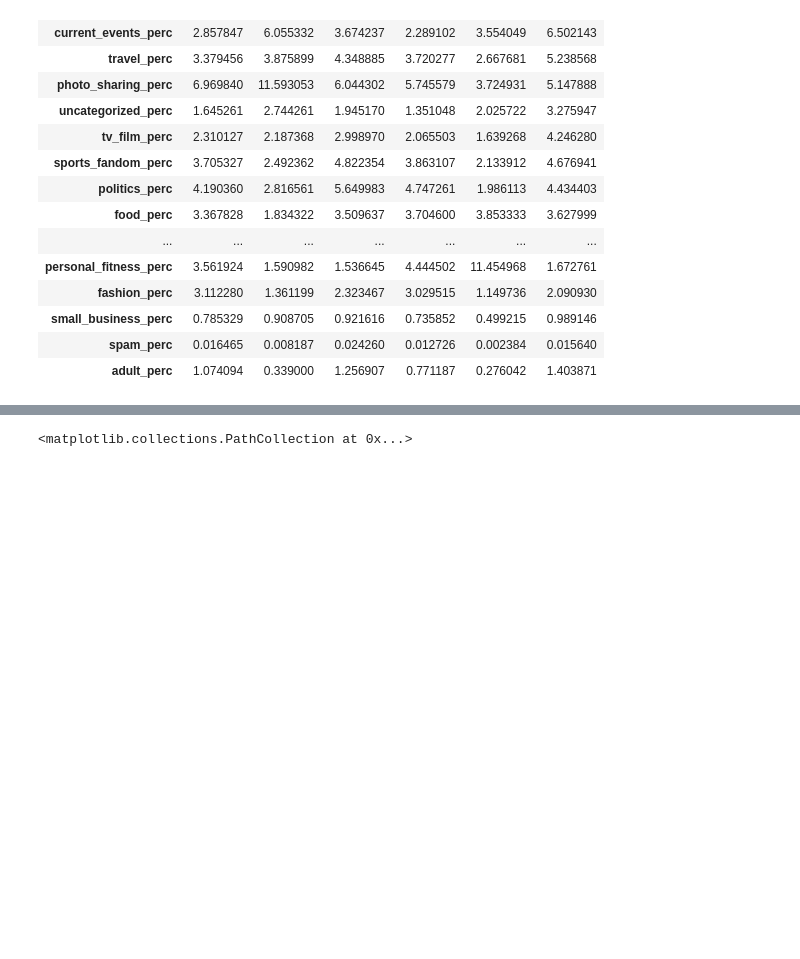
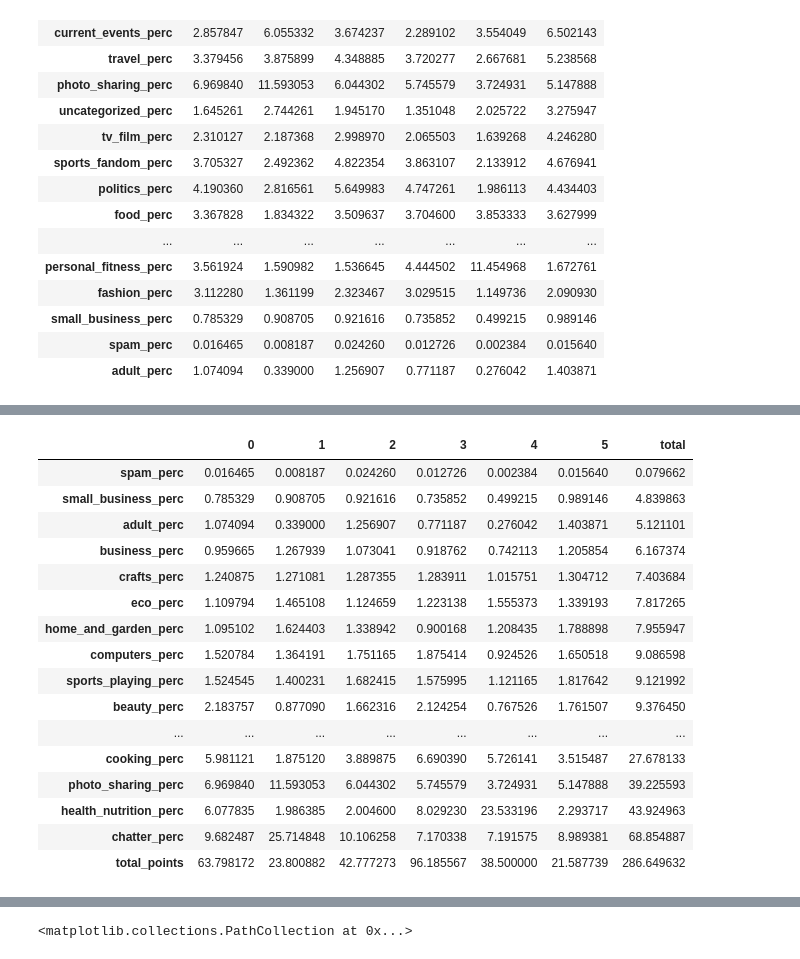
Before and after one commit to jordanehli/STA380_exercises, a Jupyter notebook: problem6.ipynb, the cells around one changed output, grey strips where cells are left out. Saved outputs shown, nothing was run; the diff lists cells and outputs as text; code cells hidden in the pictures; blank space fills up the shorter version.

```diff
--- a/problem6.ipynb
+++ b/problem6.ipynb
@@ -118,0 +103,21 @@ Name: 1, dtype: float64
+# %%
+clusters["total"] = clusters[0] + clusters[1] + clusters[2] + clusters[3] + clusters[4] +clusters[5]
+clusters.sort_values("total")
+# %% [output]
+|  | 0 | 1 | 2 | 3 | 4 | 5 | total |
+| spam_perc | 0.016465 | 0.008187 | 0.024260 | 0.012726 | 0.002384 | 0.015640 | 0.079662 |
+| small_business_perc | 0.785329 | 0.908705 | 0.921616 | 0.735852 | 0.499215 | 0.989146 | 4.839863 |
+| adult_perc | 1.074094 | 0.339000 | 1.256907 | 0.771187 | 0.276042 | 1.403871 | 5.121101 |
+| business_perc | 0.959665 | 1.267939 | 1.073041 | 0.918762 | 0.742113 | 1.205854 | 6.167374 |
+| crafts_perc | 1.240875 | 1.271081 | 1.287355 | 1.283911 | 1.015751 | 1.304712 | 7.403684 |
+| eco_perc | 1.109794 | 1.465108 | 1.124659 | 1.223138 | 1.555373 | 1.339193 | 7.817265 |
+| home_and_garden_perc | 1.095102 | 1.624403 | 1.338942 | 0.900168 | 1.208435 | 1.788898 | 7.955947 |
+| computers_perc | 1.520784 | 1.364191 | 1.751165 | 1.875414 | 0.924526 | 1.650518 | 9.086598 |
+| sports_playing_perc | 1.524545 | 1.400231 | 1.682415 | 1.575995 | 1.121165 | 1.817642 | 9.121992 |
+| beauty_perc | 2.183757 | 0.877090 | 1.662316 | 2.124254 | 0.767526 | 1.761507 | 9.376450 |
+| ... | ... | ... | ... | ... | ... | ... | ... |
+| cooking_perc | 5.981121 | 1.875120 | 3.889875 | 6.690390 | 5.726141 | 3.515487 | 27.678133 |
+| photo_sharing_perc | 6.969840 | 11.593053 | 6.044302 | 5.745579 | 3.724931 | 5.147888 | 39.225593 |
+| health_nutrition_perc | 6.077835 | 1.986385 | 2.004600 | 8.029230 | 23.533196 | 2.293717 | 43.924963 |
+| chatter_perc | 9.682487 | 25.714848 | 10.106258 | 7.170338 | 7.191575 | 8.989381 | 68.854887 |
+| total_points | 63.798172 | 23.800882 | 42.777273 | 96.185567 | 38.500000 | 21.587739 | 286.649632 |
```
Also changed, not shown: parts of 3 cells of this notebook.
